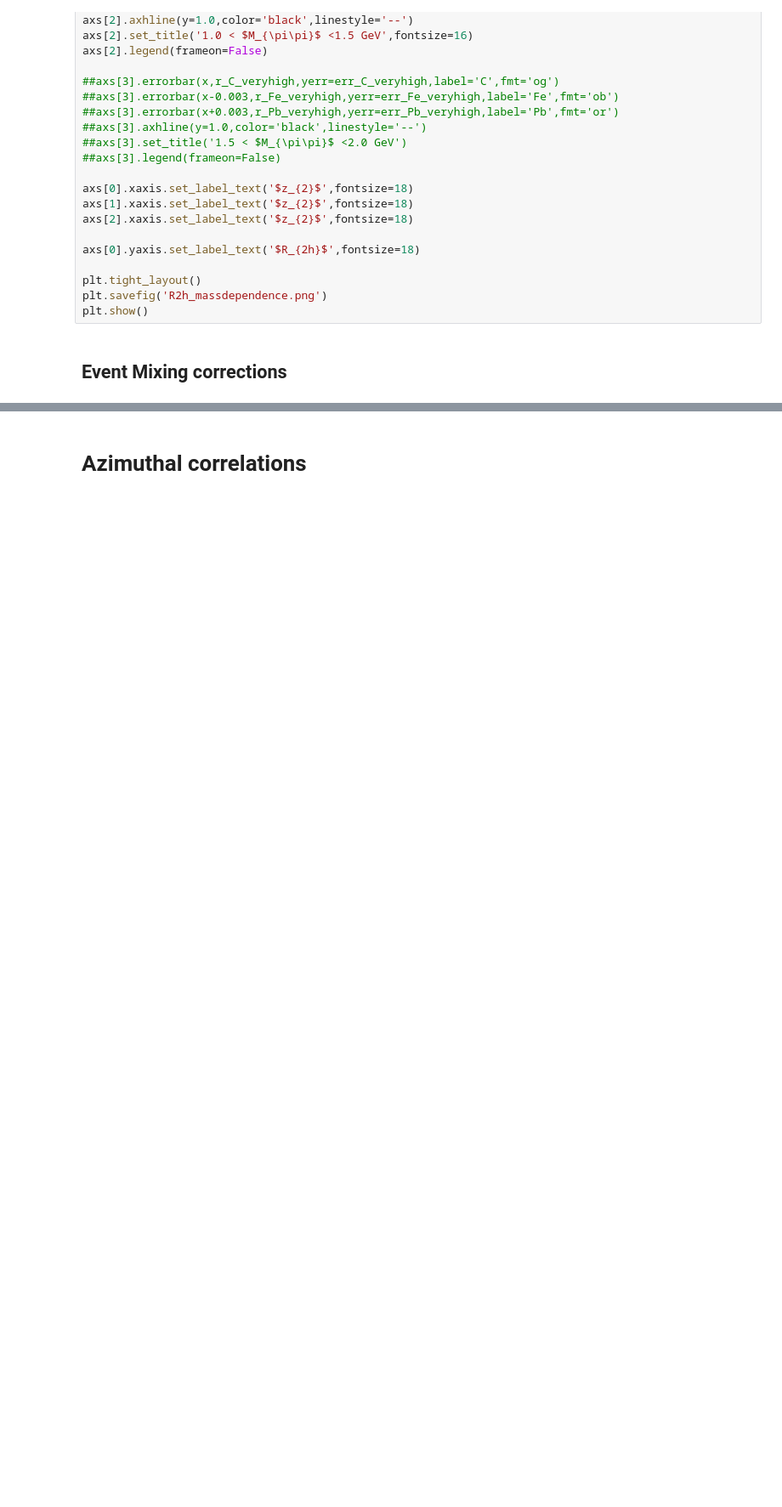
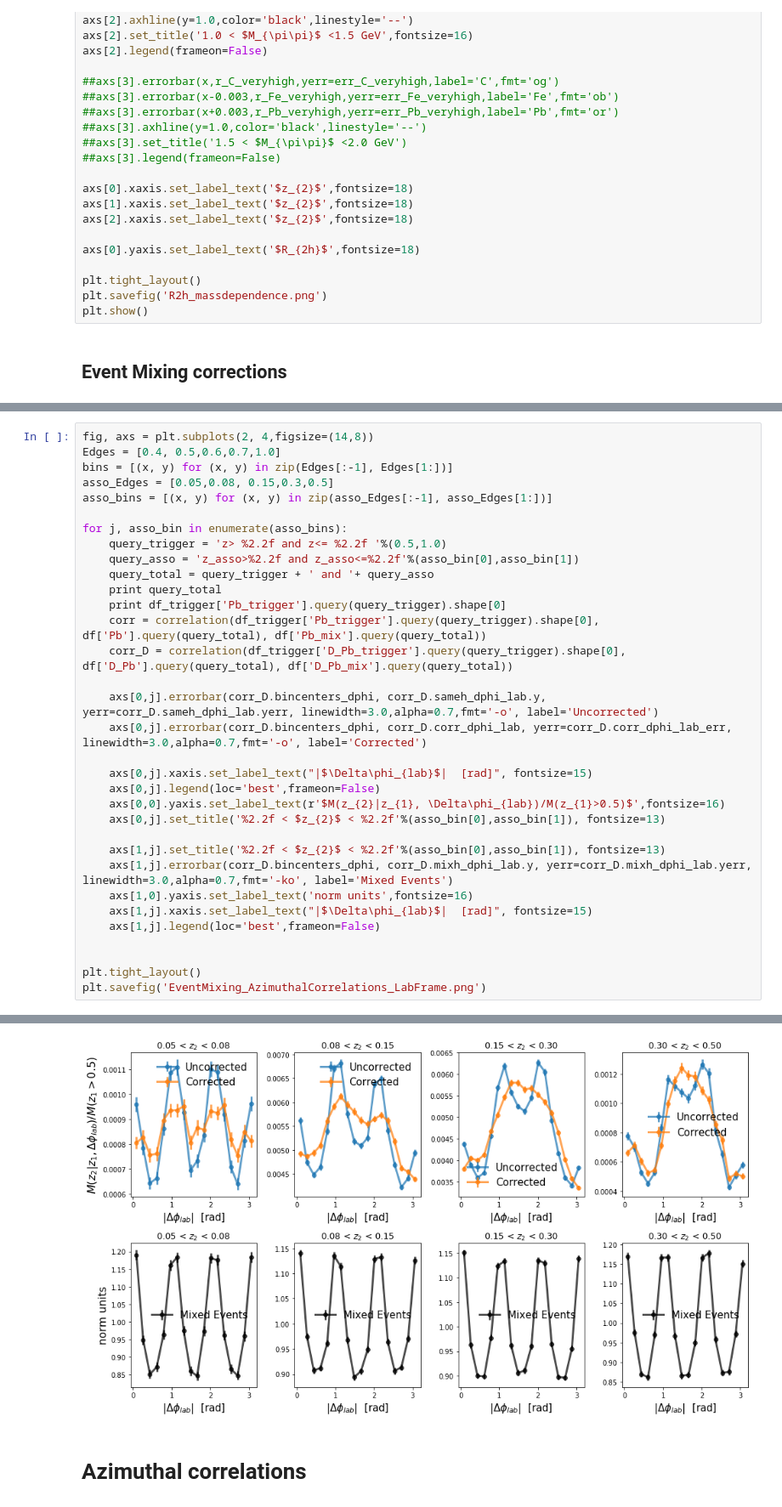
Before and after one commit to miguelignacio/eg2dihadron, a Jupyter notebook: EG2_2picorrelations.ipynb, the cells around one changed output, grey strips where cells are left out. Shown at 85% size. Drawn from its saved outputs; the diff is of its cells as text; blank space fills up the shorter version.

```diff
--- a/EG2_2picorrelations.ipynb
+++ b/EG2_2picorrelations.ipynb
@@ -477,0 +476,34 @@ plt.savefig('EventMixing_AzimuthalCorrelations.png')
+# %%
+fig, axs = plt.subplots(2, 4,figsize=(14,8))
+Edges = [0.4, 0.5,0.6,0.7,1.0]
+bins = [(x, y) for (x, y) in zip(Edges[:-1], Edges[1:])]
+asso_Edges = [0.05,0.08, 0.15,0.3,0.5]
+asso_bins = [(x, y) for (x, y) in zip(asso_Edges[:-1], asso_Edges[1:])]
+
+for j, asso_bin in enumerate(asso_bins):
+    query_trigger = 'z> %2.2f and z<= %2.2f '%(0.5,1.0)
+    query_asso = 'z_asso>%2.2f and z_asso<=%2.2f'%(asso_bin[0],asso_bin[1])
+    query_total = query_trigger + ' and '+ query_asso
+    print query_total
+    print df_trigger['Pb_trigger'].query(query_trigger).shape[0]
+    corr = correlation(df_trigger['Pb_trigger'].query(query_trigger).shape[0], df['Pb'].query(query_total), df['Pb_mix'].query(query_total))
+    corr_D = correlation(df_trigger['D_Pb_trigger'].query(query_trigger).shape[0], df['D_Pb'].query(query_total), df['D_Pb_mix'].query(query_total))
+
+    axs[0,j].errorbar(corr_D.bincenters_dphi, corr_D.sameh_dphi_lab.y, yerr=corr_D.sameh_dphi_lab.yerr, linewidth=3.0,alpha=0.7,fmt='-o', label='Uncorrected')
+    axs[0,j].errorbar(corr_D.bincenters_dphi, corr_D.corr_dphi_lab, yerr=corr_D.corr_dphi_lab_err, linewidth=3.0,alpha=0.7,fmt='-o', label='Corrected')
+
+    axs[0,j].xaxis.set_label_text("|$\Delta\phi_{lab}$|  [rad]", fontsize=15)
+    axs[0,j].legend(loc='best',frameon=False)
+    axs[0,0].yaxis.set_label_text(r'$M(z_{2}|z_{1}, \Delta\phi_{lab})/M(z_{1}>0.5)$',fontsize=16)
+    axs[0,j].set_title('%2.2f < $z_{2}$ < %2.2f'%(asso_bin[0],asso_bin[1]), fontsize=13)
+
+    axs[1,j].set_title('%2.2f < $z_{2}$ < %2.2f'%(asso_bin[0],asso_bin[1]), fontsize=13)
+    axs[1,j].errorbar(corr_D.bincenters_dphi, corr_D.mixh_dphi_lab.y, yerr=corr_D.mixh_dphi_lab.yerr, linewidth=3.0,alpha=0.7,fmt='-ko', label='Mixed Events')
+    axs[1,0].yaxis.set_label_text('norm units',fontsize=16)
+    axs[1,j].xaxis.set_label_text("|$\Delta\phi_{lab}$|  [rad]", fontsize=15)
+    axs[1,j].legend(loc='best',frameon=False)
+
+
+plt.tight_layout()
+plt.savefig('EventMixing_AzimuthalCorrelations_LabFrame.png')
+# %% [output]
@@ -478,3 +518,4 @@ plt.savefig('EventMixing_AzimuthalCorrelations.png')
+[figure, added]
 # %% [markdown]
 # Azimuthal correlations
 # %%
```
Also changed, not shown: parts of 15 cells of this notebook, 2 other files.
